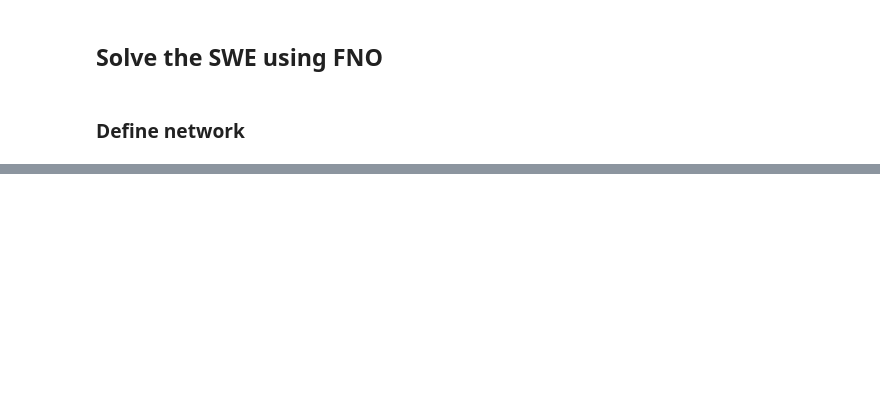
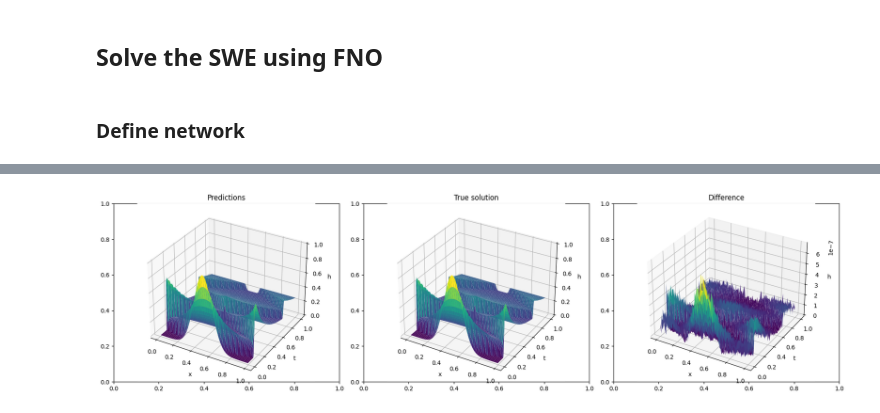
Before and after one commit to MelissaJessen/Shallow-Water-Equations, a Jupyter notebook: SWE-NN-FNO.ipynb, the cells around one changed output, grey strips where cells are left out. Cells and saved outputs as stored; diff of their text form; code cells hidden in the pictures; blank space fills up the shorter version.

```diff
--- a/SWE-NN-FNO.ipynb
+++ b/SWE-NN-FNO.ipynb
@@ -358,4 +330,6 @@ plt.show()
 # %% [markdown]
 ## Solve the SWE using FNO
+# %%
+save = 0
 # %% [markdown]
 ### Define network
@@ -361,0 +383,9 @@ plt.show()
+# %%
+# Get dimensions
+N1, N2 = h_all.shape
+print(N1, N2)
+
+# Prepare data
+h_tensor = torch.tensor(h_all, dtype=torch.float32).unsqueeze(1) # Target tensor
+h_tensor = h_tensor.unsqueeze(-1)
+print(h_tensor.shape)
@@ -361,0 +444,36 @@ plt.show()
+# %%
+# Make 3 subplots
+fig, ax = plt.subplots(1, 3, figsize=(18, 5))
+
+# Plot the predicted solution
+ax[0] = fig.add_subplot(131, projection='3d')
+ax[0].plot_surface(X, T, y_pred, cmap='viridis')
+ax[0].set_title('Predictions')
+ax[0].set_xlabel('x')
+ax[0].set_ylabel('t')
+ax[0].set_zlabel('h')
+
+# Plot the true solution
+ax[1] = fig.add_subplot(132, projection='3d')
+ax[1].plot_surface(X, T, h_all, cmap='viridis')
+ax[1].set_title('True solution')
+ax[1].set_xlabel('x')
+ax[1].set_ylabel('t')
+ax[1].set_zlabel('h')
+
+# Plot the difference
+ax[2] = fig.add_subplot(133, projection='3d')
+ax[2].plot_surface(X, T, np.abs(y_pred - h_all), cmap='viridis')
+ax[2].set_title('Difference')
+ax[2].set_xlabel('x')
+ax[2].set_ylabel('t')
+ax[2].set_zlabel('h')
+
+plt.tight_layout()
+
+if save:
+    plt.savefig('plots/FNOpredictions.pdf', format='pdf')
+
+plt.show()
+# %% [output]
+[figure, added]
```
Also changed, not shown: parts of 31 cells of this notebook, 46 other files.
